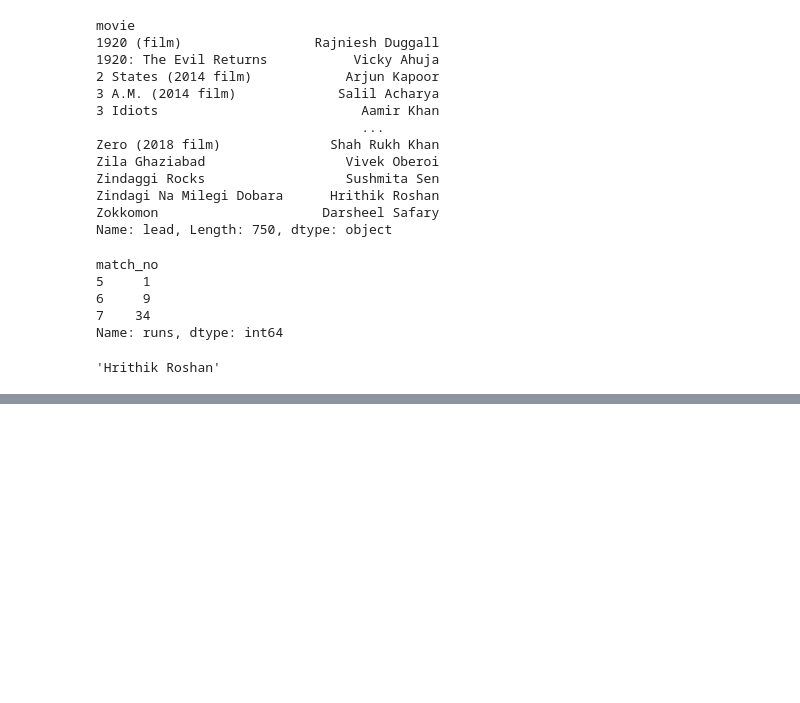
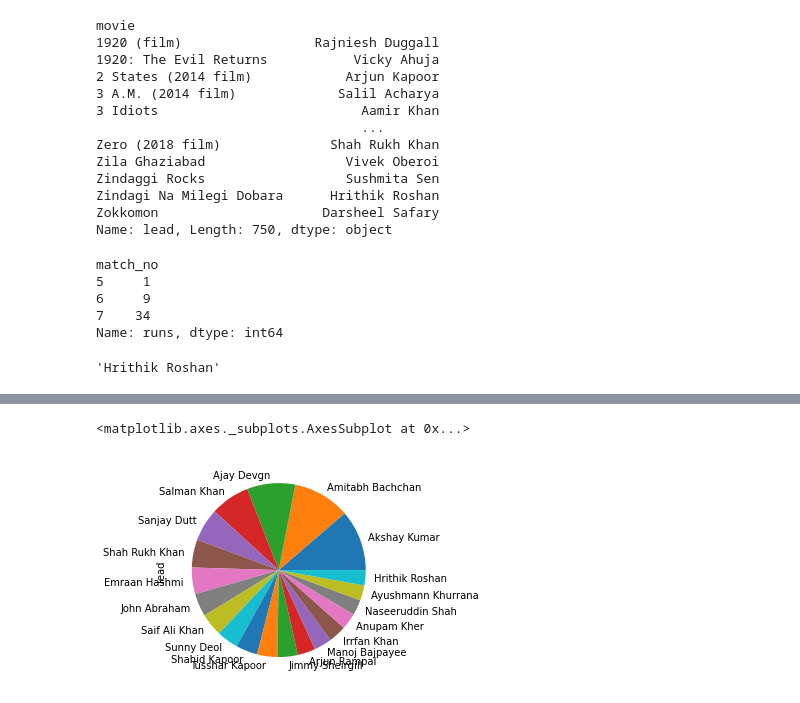
Before and after one commit to AzadMehedi/Pandas, a Jupyter notebook: Pandas_Series.ipynb, the cells around one changed output, grey strips where cells are left out. Drawn from its saved outputs; the diff is of its cells as text; code cells hidden in the pictures; blank space fills up the shorter version.

```diff
--- a/Pandas_Series.ipynb
+++ b/Pandas_Series.ipynb
@@ -462,0 +709,5 @@ movie['Zindagi Na Milegi Dobara']
+# %%
+movie.value_counts().head(20).plot(kind='pie')
+# %% [output]
+<matplotlib.axes._subplots.AxesSubplot at 0x...>
+[figure, added]
```
Also changed, not shown: parts of 27 cells of this notebook.
